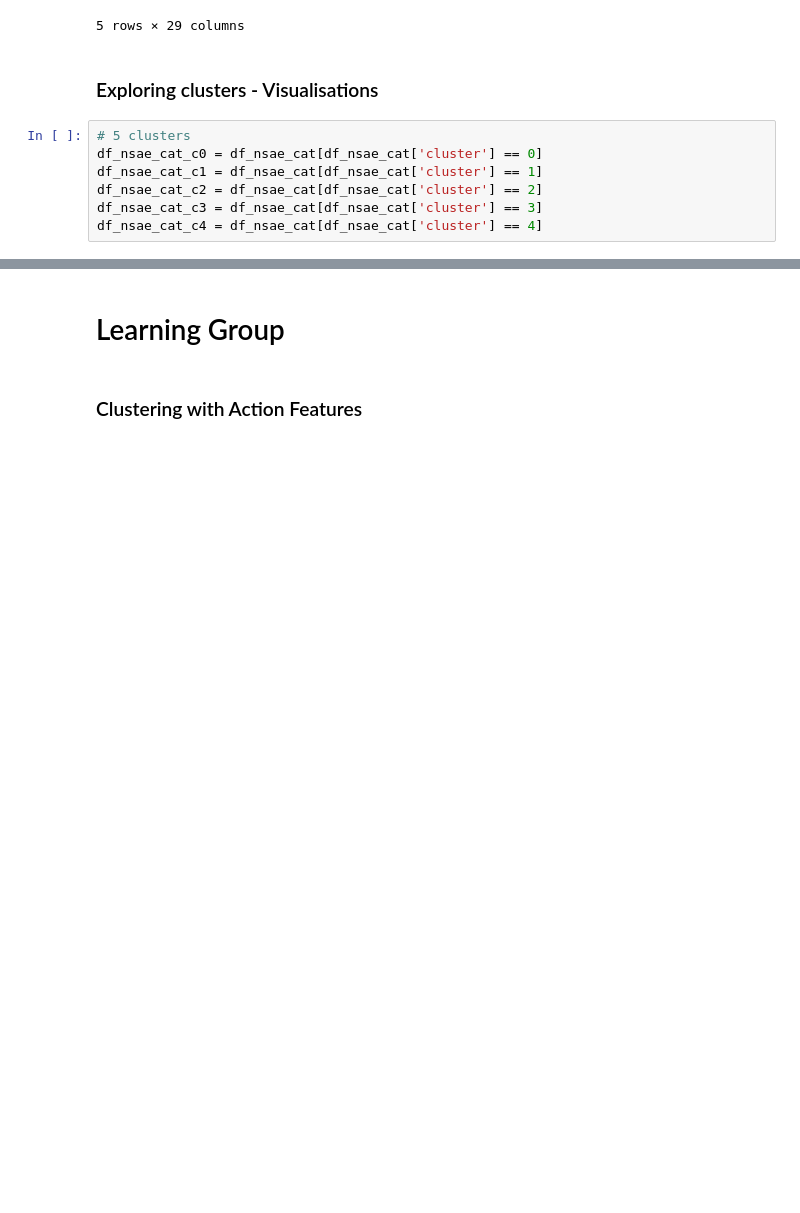
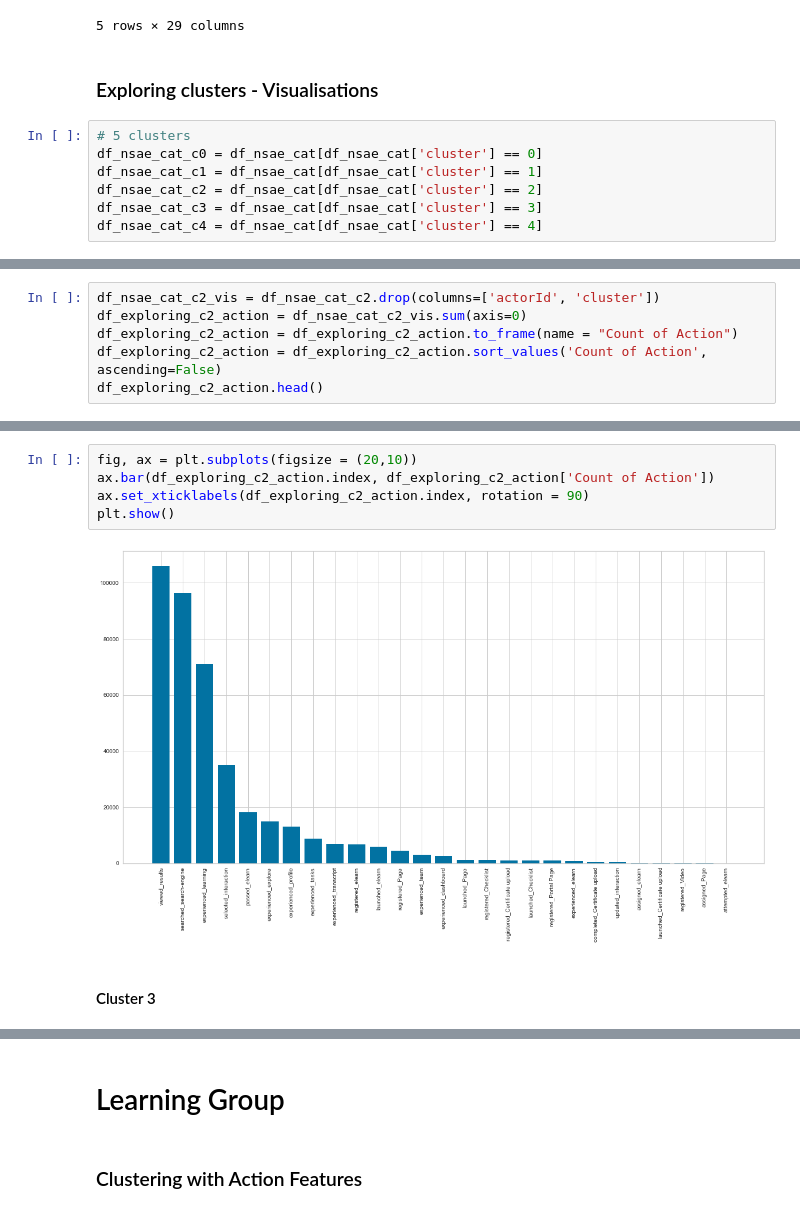
Before and after one commit to Wanghaoyin/ilab2-Team2-Coles, a Jupyter notebook: ilab2_Jean_new_starter_modelling.ipynb, the cells around one changed output, grey strips where cells are left out. Saved outputs shown, nothing was run; the diff lists cells and outputs as text; blank space fills up the shorter version.

```diff
--- a/ilab2_Jean_new_starter_modelling.ipynb
+++ b/ilab2_Jean_new_starter_modelling.ipynb
@@ -666,0 +712,6 @@ df_nsae_cat_c4 = df_nsae_cat[df_nsae_cat['cluster'] == 4]
+# %%
+df_nsae_cat_c2_vis = df_nsae_cat_c2.drop(columns=['actorId', 'cluster'])
+df_exploring_c2_action = df_nsae_cat_c2_vis.sum(axis=0)
+df_exploring_c2_action = df_exploring_c2_action.to_frame(name = "Count of Action")
+df_exploring_c2_action = df_exploring_c2_action.sort_values('Count of Action', ascending=False)
+df_exploring_c2_action.head()
@@ -666,0 +725,9 @@ df_nsae_cat_c4 = df_nsae_cat[df_nsae_cat['cluster'] == 4]
+# %%
+fig, ax = plt.subplots(figsize = (20,10))
+ax.bar(df_exploring_c2_action.index, df_exploring_c2_action['Count of Action'])
+ax.set_xticklabels(df_exploring_c2_action.index, rotation = 90)
+plt.show()
+# %% [output]
+[figure, added]
+# %% [markdown]
+#### Cluster 3
```
Also changed, not shown: parts of 44 cells of this notebook.
